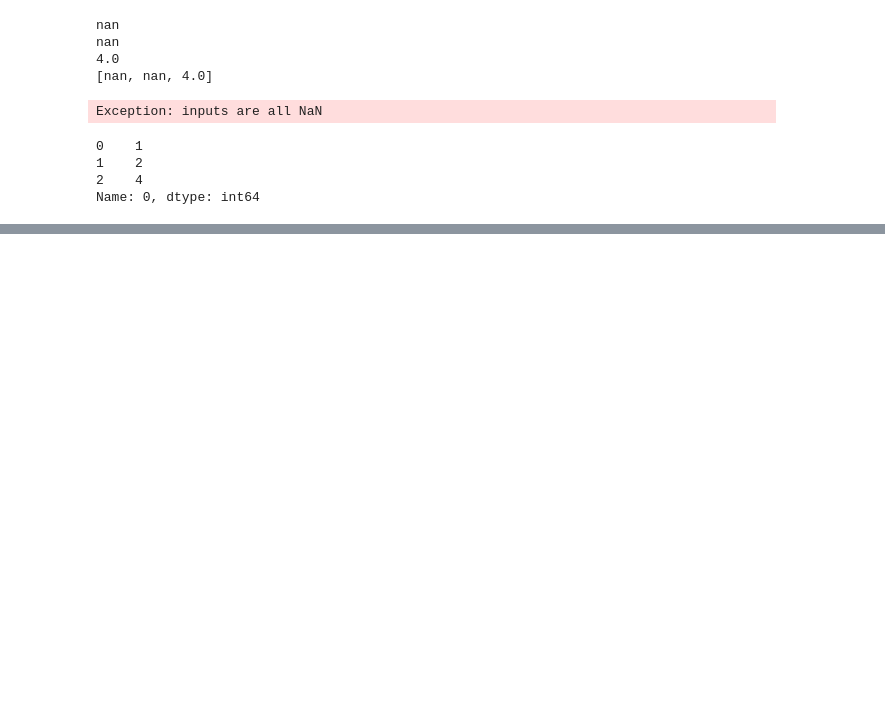
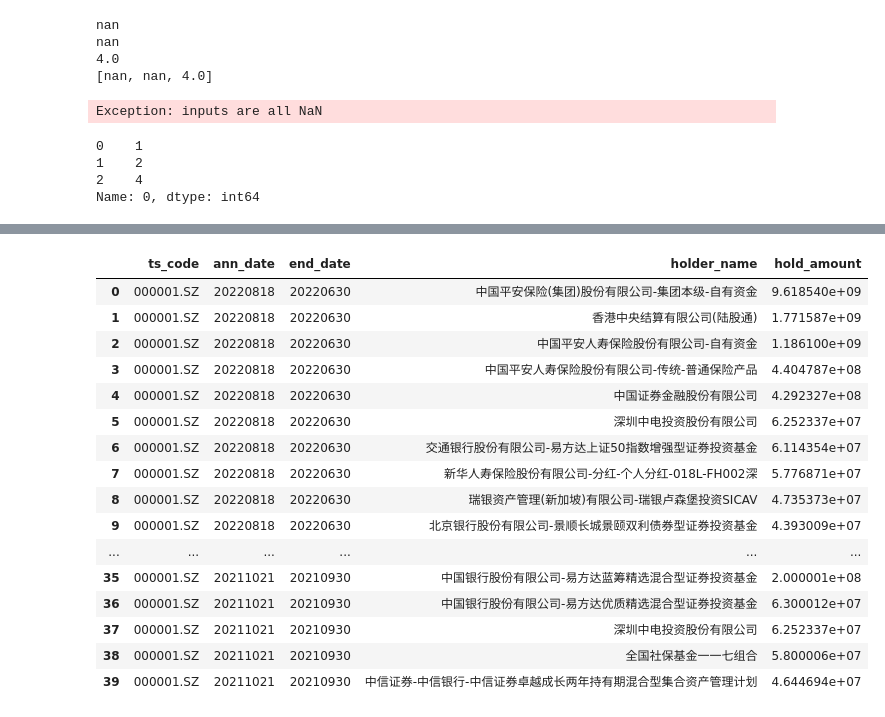
Before and after one commit to bizeasy17/investtrack, a Jupyter notebook: diggings/samples.ipynb, the cells around one changed output, grey strips where cells are left out. Drawn from its saved outputs; the diff is of its cells as text; code cells hidden in the pictures; blank space fills up the shorter version.

```diff
--- a/diggings/samples.ipynb
+++ b/diggings/samples.ipynb
@@ -746,0 +820,25 @@ Name: 0, dtype: int64
+# %%
+import tushare as ts
+pro = ts.pro_api()
+
+data = pro.top10_floatholders(
+                    ts_code='000001.SZ', start_date='20210930', end_date='20221231')
+data
+# %% [output]
+|  | ts_code | ann_date | end_date | holder_name | hold_amount |
+| 0 | 000001.SZ | 20220818 | 20220630 | 中国平安保险(集团)股份有限公司-集团本级-自有资金 | 9.618540e+09 |
+| 1 | 000001.SZ | 20220818 | 20220630 | 香港中央结算有限公司(陆股通) | 1.771587e+09 |
+| 2 | 000001.SZ | 20220818 | 20220630 | 中国平安人寿保险股份有限公司-自有资金 | 1.186100e+09 |
+| 3 | 000001.SZ | 20220818 | 20220630 | 中国平安人寿保险股份有限公司-传统-普通保险产品 | 4.404787e+08 |
+| 4 | 000001.SZ | 20220818 | 20220630 | 中国证券金融股份有限公司 | 4.292327e+08 |
+| 5 | 000001.SZ | 20220818 | 20220630 | 深圳中电投资股份有限公司 | 6.252337e+07 |
+| 6 | 000001.SZ | 20220818 | 20220630 | 交通银行股份有限公司-易方达上证50指数增强型证券投资基金 | 6.114354e+07 |
+| 7 | 000001.SZ | 20220818 | 20220630 | 新华人寿保险股份有限公司-分红-个人分红-018L-FH002深 | 5.776871e+07 |
+| 8 | 000001.SZ | 20220818 | 20220630 | 瑞银资产管理(新加坡)有限公司-瑞银卢森堡投资SICAV | 4.735373e+07 |
+| 9 | 000001.SZ | 20220818 | 20220630 | 北京银行股份有限公司-景顺长城景颐双利债券型证券投资基金 | 4.393009e+07 |
+| ... | ... | ... | ... | ... | ... |
+| 35 | 000001.SZ | 20211021 | 20210930 | 中国银行股份有限公司-易方达蓝筹精选混合型证券投资基金 | 2.000001e+08 |
+| 36 | 000001.SZ | 20211021 | 20210930 | 中国银行股份有限公司-易方达优质精选混合型证券投资基金 | 6.300012e+07 |
+| 37 | 000001.SZ | 20211021 | 20210930 | 深圳中电投资股份有限公司 | 6.252337e+07 |
+| 38 | 000001.SZ | 20211021 | 20210930 | 全国社保基金一一七组合 | 5.800006e+07 |
+| 39 | 000001.SZ | 20211021 | 20210930 | 中信证券-中信银行-中信证券卓越成长两年持有期混合型集合资产管理计划 | 4.644694e+07 |
```
Also changed, not shown: parts of 4 cells of this notebook, 1 other file.
